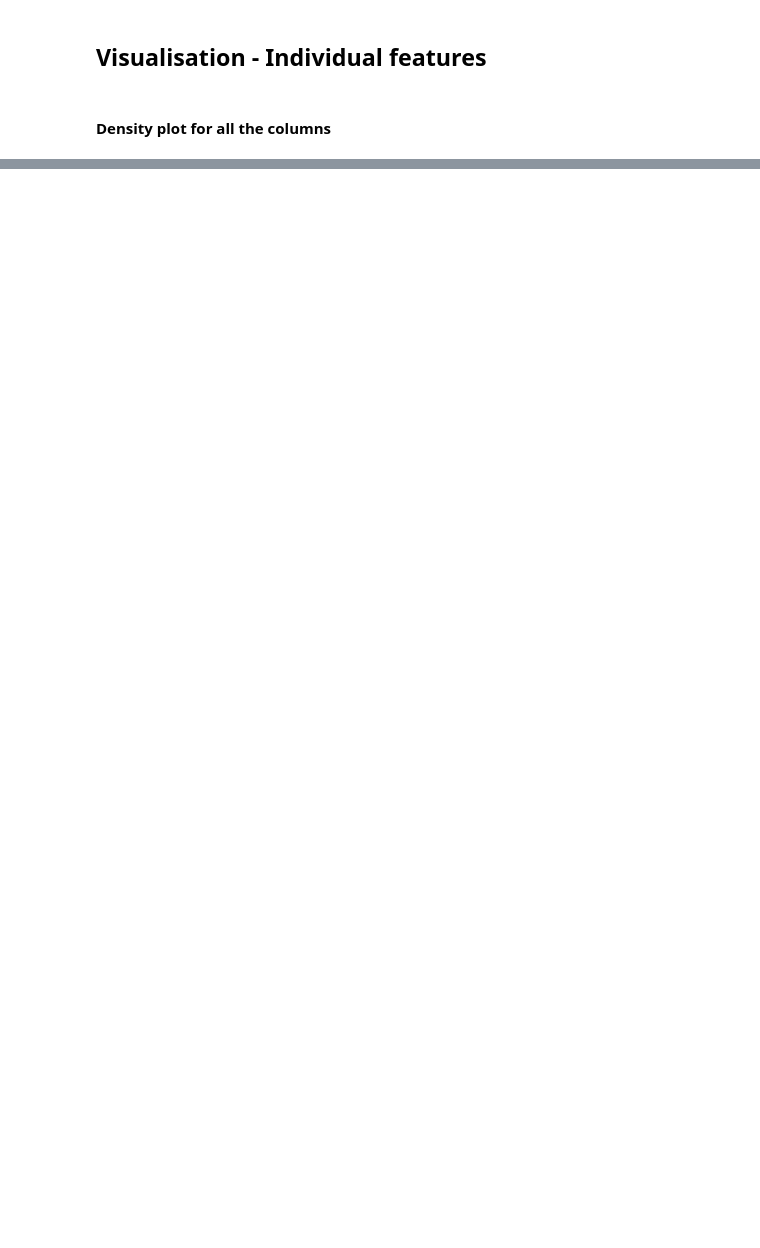
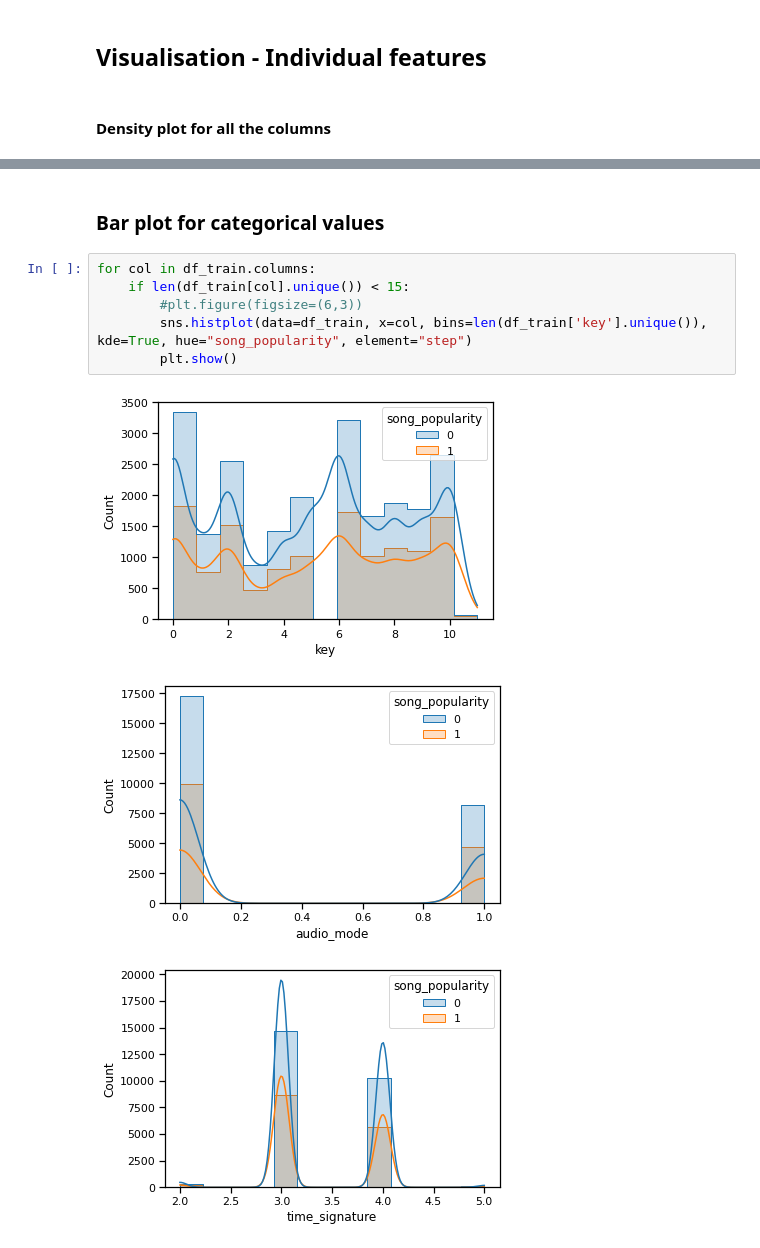
Before and after one commit to anooptp/Kaggle_Challenges, a Jupyter notebook: SongPopularityPrediction/songpopularityeda.ipynb, the cells around one changed output, grey strips where cells are left out. Cells and saved outputs as stored; diff of their text form; blank space fills up the shorter version.

Commit message:
SongPopularityPrediction

```diff
--- a/SongPopularityPrediction/songpopularityeda.ipynb
+++ b/SongPopularityPrediction/songpopularityeda.ipynb
@@ -79,0 +170,12 @@ sns.kdeplot(data=df_train_scaled)
+# %% [markdown]
+### Bar plot for categorical values
+# %%
+for col in df_train.columns:
+    if len(df_train[col].unique()) < 15:
+        #plt.figure(figsize=(6,3))
+        sns.histplot(data=df_train, x=col, bins=len(df_train['key'].unique()), kde=True, hue="song_popularity", element="step")
+        plt.show()
+# %% [output]
+[figure, added]
+[figure, added]
+[figure, added]
```
Also changed, not shown: parts of 16 cells of this notebook.
